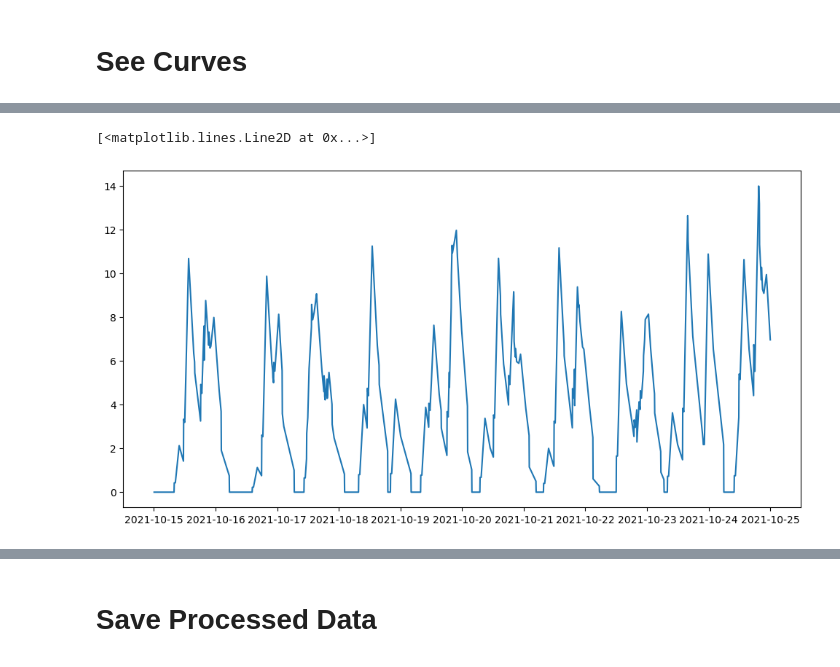
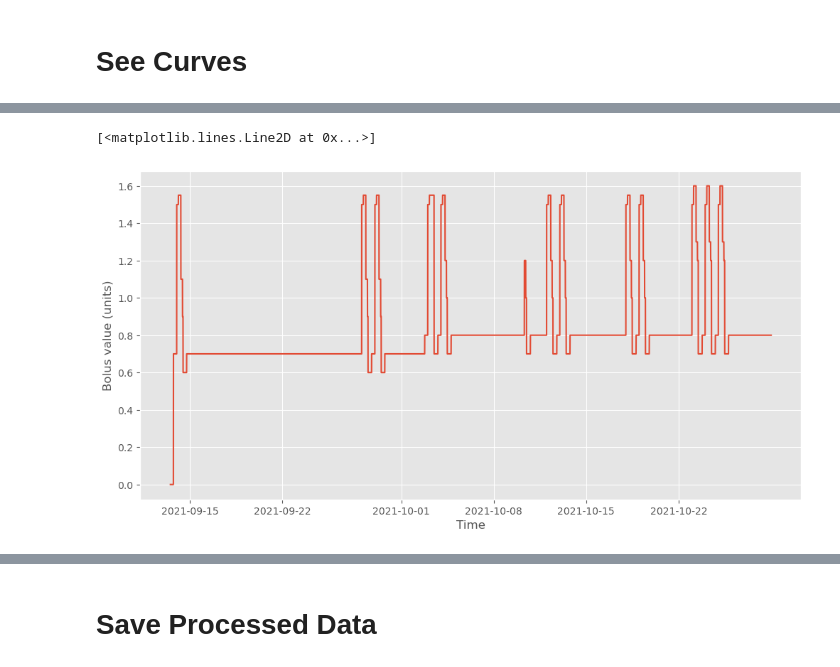
Before and after one commit to Zumbergz/BGLPredictor, a Jupyter notebook: code/DataCleaning.ipynb, the cells around one changed output, grey strips where cells are left out. Saved outputs shown, nothing was run; the diff lists cells and outputs as text; code cells hidden in the pictures.

```diff
--- a/code/DataCleaning.ipynb
+++ b/code/DataCleaning.ipynb
@@ -8,6 +8,8 @@ import matplotlib.pyplot as plt
 from sklearn.linear_model import Ridge
 
 pd.options.mode.chained_assignment = None
+# %%
+plt.style.use('ggplot')
 # %% [markdown]
 # Read in Data of Interest
 # %%
@@ -72,7 +76,7 @@ def short_acting_insulin_curve(size):
     """
     curve_points = np.zeros(96)
 #     modifier = size / 63
-    modifier = size
+    modifier = size / 2
     cur_size = size
     for i in range(0, 6, 1):
         curve_points[i] = 0.25 * modifier
@@ -216,6 +240,8 @@ test_563 = fill_in_basal(test_563)
 # %%
 fig, ax = plt.subplots(figsize=(12,6))
-plt.plot(test_588['Short'])
+plt.xlabel("Time")
+plt.ylabel("Bolus value (units)")
+plt.plot(train_563['Long'])
 # %% [output]
 [<matplotlib.lines.Line2D at 0x...>]
-[figure, old version]
+[figure, new version]
```
Also changed, not shown: parts of 9 cells of this notebook, 37 other files.
